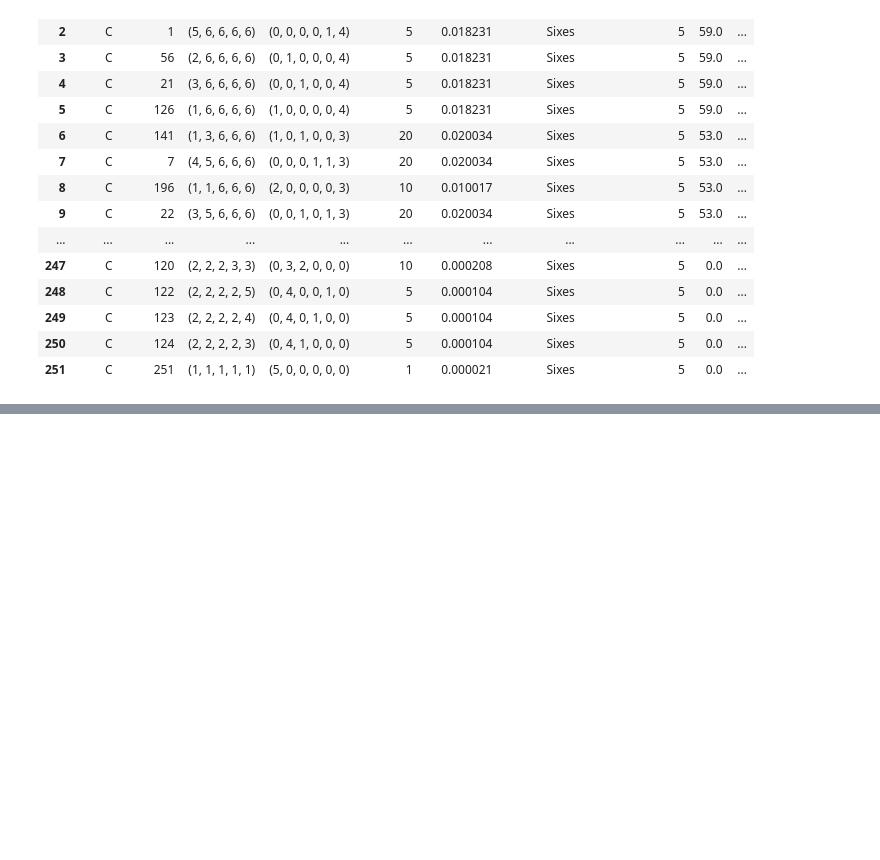
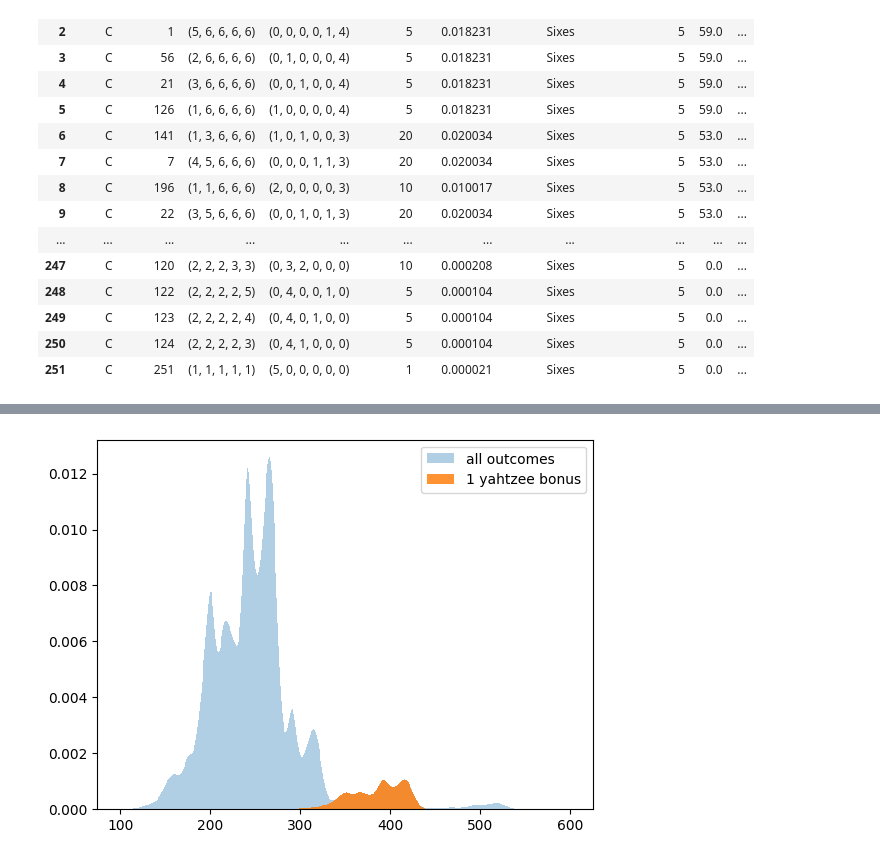
Before and after one commit to Ballpark-Figures/yahtzee, a Jupyter notebook: math/notebooks/state_explorer.ipynb, the cells around one changed output, grey strips where cells are left out. Drawn from its saved outputs; the diff is of its cells as text; code cells hidden in the pictures; blank space fills up the shorter version.

```diff
--- a/math/notebooks/state_explorer.ipynb
+++ b/math/notebooks/state_explorer.ipynb
@@ -1367,0 +1830,10 @@ all_roll_evs(new_state, "C")
+# %%
+plot_score_hist_with_condition(
+    outcome_df,
+    (outcome_df["yahtzee_units"] == 2),
+    label="1 yahtzee bonus",
+    start=100,
+    end=600,
+)
+# %% [output]
+[figure, added]
```
Also changed, not shown: parts of 46 cells of this notebook.
